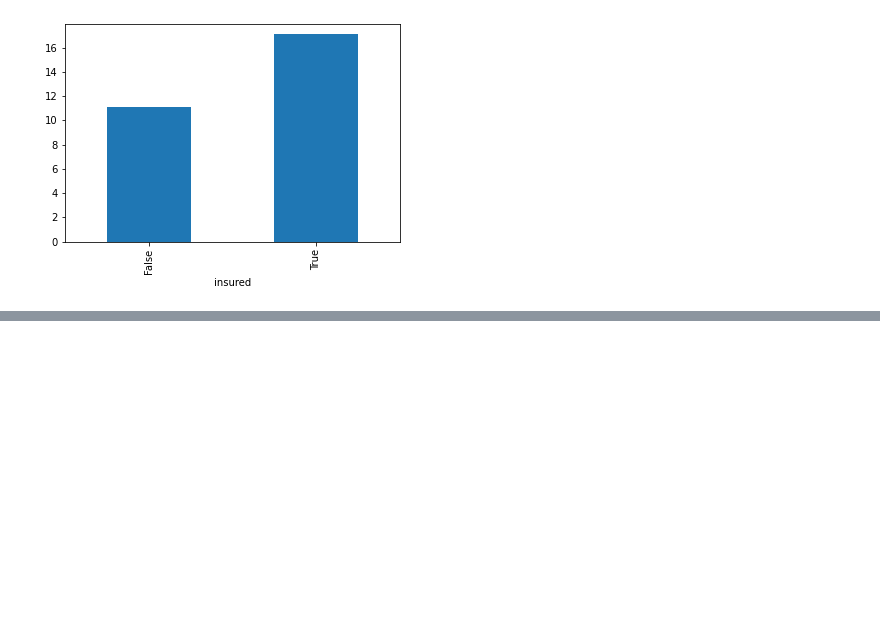
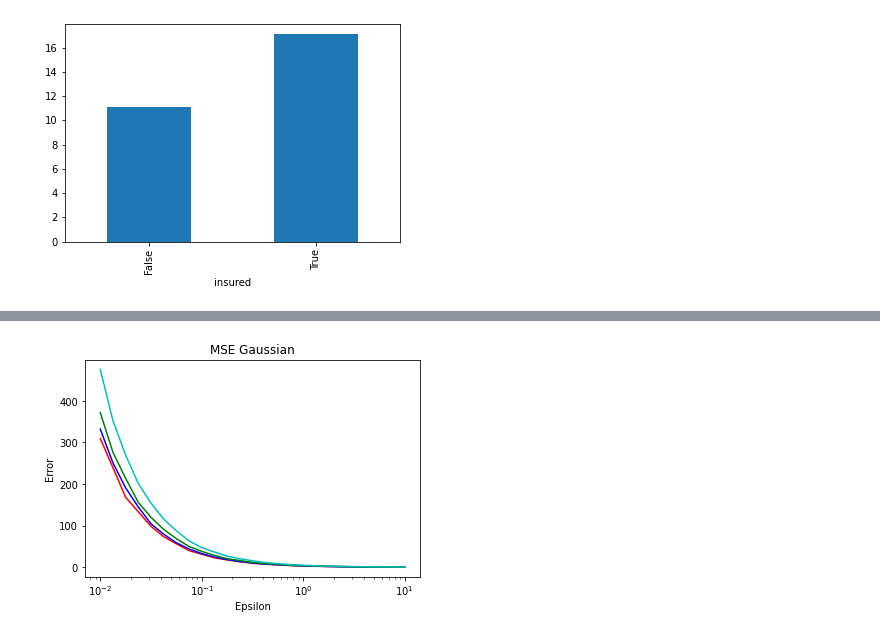
Before and after one commit to aleksandr-kataev/Privacy-Preserving-Algorithms, a Jupyter notebook: diffprivacyNoise.ipynb, the cells around one changed output, grey strips where cells are left out. Drawn from its saved outputs; the diff is of its cells as text; code cells hidden in the pictures; blank space fills up the shorter version.

```diff
--- a/diffprivacyNoise.ipynb
+++ b/diffprivacyNoise.ipynb
@@ -97,17 +96,32 @@ plt.show()
 # %%
-gaussian_mse = []
-gaussian_mape = []
-for epsilon in epsilons:
-    average_rmse = []
-    average_mape = []
-    for x in range(num_of_runs_for_epsilon):
-         df_private = pd.read_csv("healthdata.csv")
-         df_private['wage'] = df_private['wage'].apply(gaussianMechanism, args=(epsilon,))
-         average_rmse.append((mean_squared_error(df_original['wage'],
-                df_private['wage'].to_numpy().tolist(), squared=False)))
-         average_mape.append(mean_absolute_percentage_error(df_original['wage']
-                .to_numpy().tolist(),df_private['wage'].to_numpy().tolist()))
+delta_values = [1/100, 1/200, 1/1000, 1/100000]
+gaussian_error = []
+for delta_value in delta_values:
+       gaussian_mse = []
+       gaussian_mape = []
+       for epsilon in epsilons:
+              average_rmse = []
+              average_mape = []
+              for x in range(num_of_runs_for_epsilon):
+                     df_private = pd.read_csv("healthdata.csv")
+                     df_private['wage'] = df_private['wage'].apply(gaussianMechanism, args=(epsilon,delta_value))
+                     average_rmse.append((mean_squared_error(df_original['wage'],
+                            df_private['wage'].to_numpy().tolist(), squared=False)))
+                     average_mape.append(mean_absolute_percentage_error(df_original['wage']
+                            .to_numpy().tolist(),df_private['wage'].to_numpy().tolist()))
 
-    gaussian_mse.append(np.mean(average_rmse))
-    gaussian_mape.append(np.mean(average_mape))
+              gaussian_mse.append(np.mean(average_rmse))
+              gaussian_mape.append(np.mean(average_mape))
+       gaussian_error.append([gaussian_mse, gaussian_mape])
+# %%
+colors = ['r', 'b', 'g', 'c']
+for idx, error in enumerate(gaussian_error):
+    plt.semilogx(epsilons, error[0], colors[idx])
+
+plt.xlabel('Epsilon')
+plt.ylabel('Error')
+plt.title("MSE Gaussian")
+plt.show()
+# %% [output]
+[figure, added]
 # %%
```
Also changed, not shown: parts of 9 cells of this notebook.
